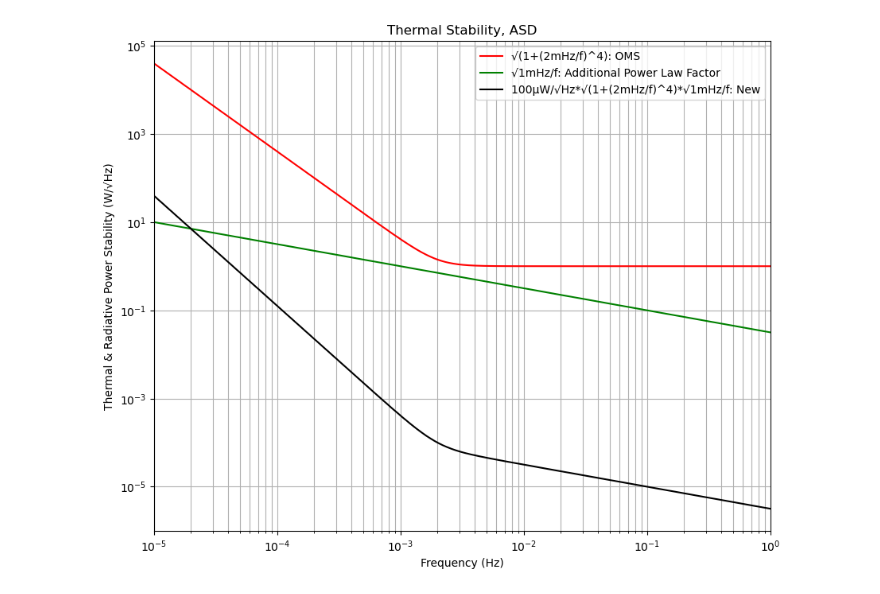
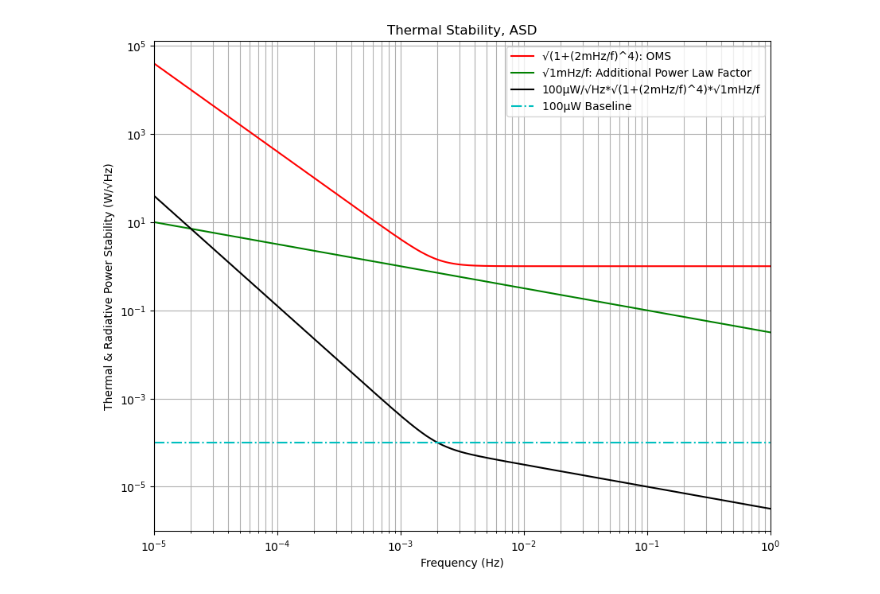
Before and after one commit to raidurgesh/TempStability, a Jupyter notebook: Thermal_n_RadiativePowerASD_PMON_KN.0.ipynb, the cells around one changed output. Cells and saved outputs as stored; diff of their text form; code cells hidden in the pictures.

```diff
--- a/Thermal_n_RadiativePowerASD_PMON_KN.0.ipynb
+++ b/Thermal_n_RadiativePowerASD_PMON_KN.0.ipynb
@@ -54,16 +56,17 @@ plt.show()
-# %%
-plt.figure(figsize=(10,8))
-plt.plot(freq, u_oms_ASD, 'r-',label = "√(1+(2mHz/f)^4): OMS")
-plt.plot(freq, u_KN_ASD, 'g-',label = "√1mHz/f: Additional Power Law Factor")
-plt.plot(freq, PMON_dissipation_KN, 'k-',label = "100µW/√Hz*√(1+(2mHz/f)^4)*√1mHz/f: New")
-plt.yscale("log")
-plt.xscale("log")
-plt.xlim(1e-5, 1)
-plt.title("Thermal Stability, ASD")
-plt.xlabel("Frequency (Hz)")
-plt.ylabel("Thermal & Radiative Power Stability (W/√Hz)")
-plt.legend()
-plt.grid(visible=None, which='both', axis='both')
-plt.show()
-# %% [output]
-[figure, removed]
+# %%
+plt.figure(figsize=(10,8))
+plt.plot(freq, u_oms_ASD, 'r-',label = "√(1+(2mHz/f)^4): OMS")
+plt.plot(freq, u_KN_ASD, 'g-',label = "√1mHz/f: Additional Power Law Factor")
+plt.plot(freq, PMON_dissipation_KN, 'k-',label = "100µW/√Hz*√(1+(2mHz/f)^4)*√1mHz/f")
+plt.plot(freq,np.ones(np.shape(freq))*1e-4,'c-.', label = "100µW Baseline")
+plt.yscale("log")
+plt.xscale("log")
+plt.xlim(1e-5, 1)
+plt.title("Thermal Stability, ASD")
+plt.xlabel("Frequency (Hz)")
+plt.ylabel("Thermal & Radiative Power Stability (W/√Hz)")
+plt.legend()
+plt.grid(visible=None, which='both', axis='both')
+plt.show()
+# %% [output]
+[figure, added]
```
Also changed, not shown: parts of 2 cells of this notebook.
